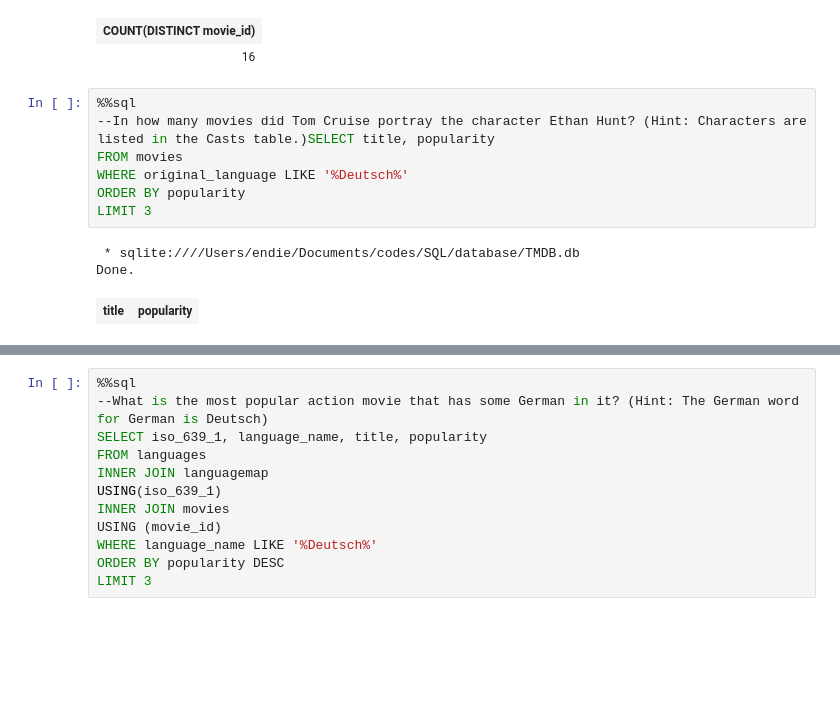
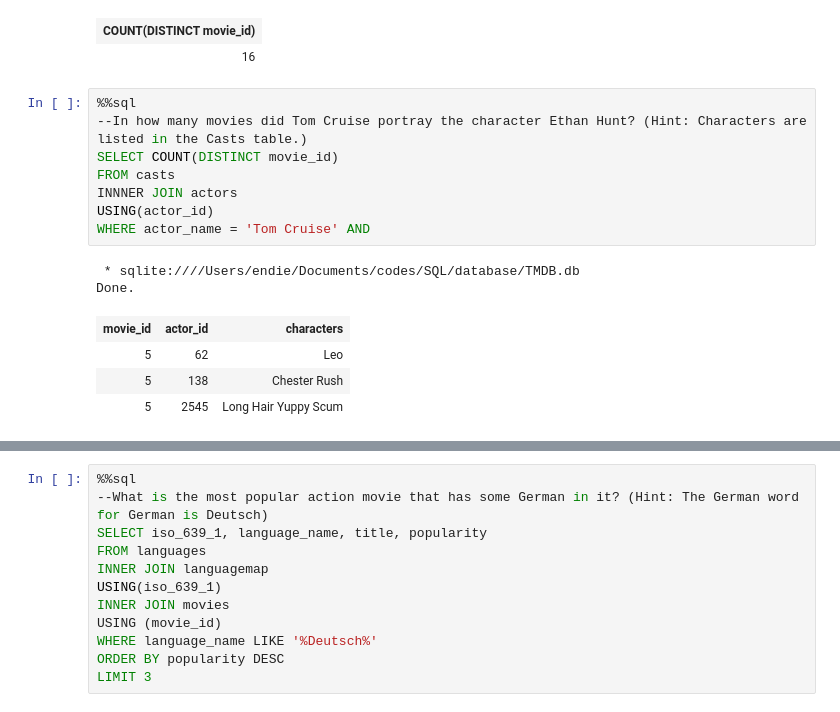
Before and after one commit to endiesworld/SQL_practice, a Jupyter notebook: TMDB-x-1959/1_SQL_in_jupyter.ipynb, the cells around one changed output, grey strips where cells are left out. Cells and saved outputs as stored; diff of their text form; blank space fills up the shorter version.

```diff
--- a/TMDB-x-1959/1_SQL_in_jupyter.ipynb
+++ b/TMDB-x-1959/1_SQL_in_jupyter.ipynb
@@ -213,12 +213,16 @@ Done.
 | 16 |
 # %%
 %%sql
---In how many movies did Tom Cruise portray the character Ethan Hunt? (Hint: Characters are listed in the Casts table.)SELECT title, popularity
-FROM movies
-WHERE original_language LIKE '%Deutsch%'
-ORDER BY popularity
-LIMIT 3
+--In how many movies did Tom Cruise portray the character Ethan Hunt? (Hint: Characters are listed in the Casts table.)
+SELECT COUNT(DISTINCT movie_id)
+FROM casts
+INNNER JOIN actors
+USING(actor_id)
+WHERE actor_name = 'Tom Cruise' AND
 # %% [output]
  * sqlite:////Users/endie/Documents/codes/SQL/database/TMDB.db
 Done.
-| title | popularity |
+| movie_id | actor_id | characters |
+| 5 | 62 | Leo |
+| 5 | 138 | Chester Rush |
+| 5 | 2545 | Long Hair Yuppy Scum |
```
Also changed, not shown: parts of 1 cell of this notebook.
